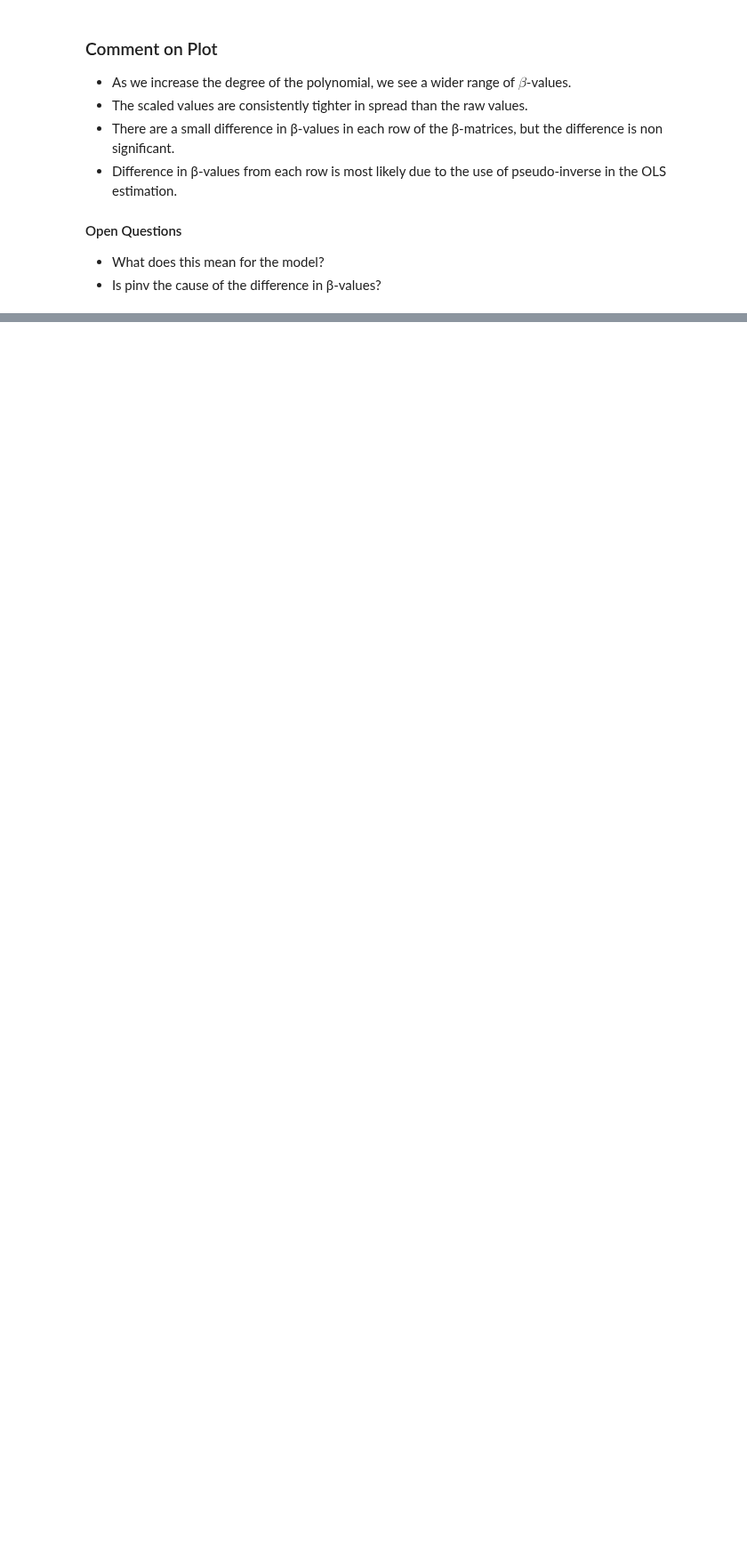
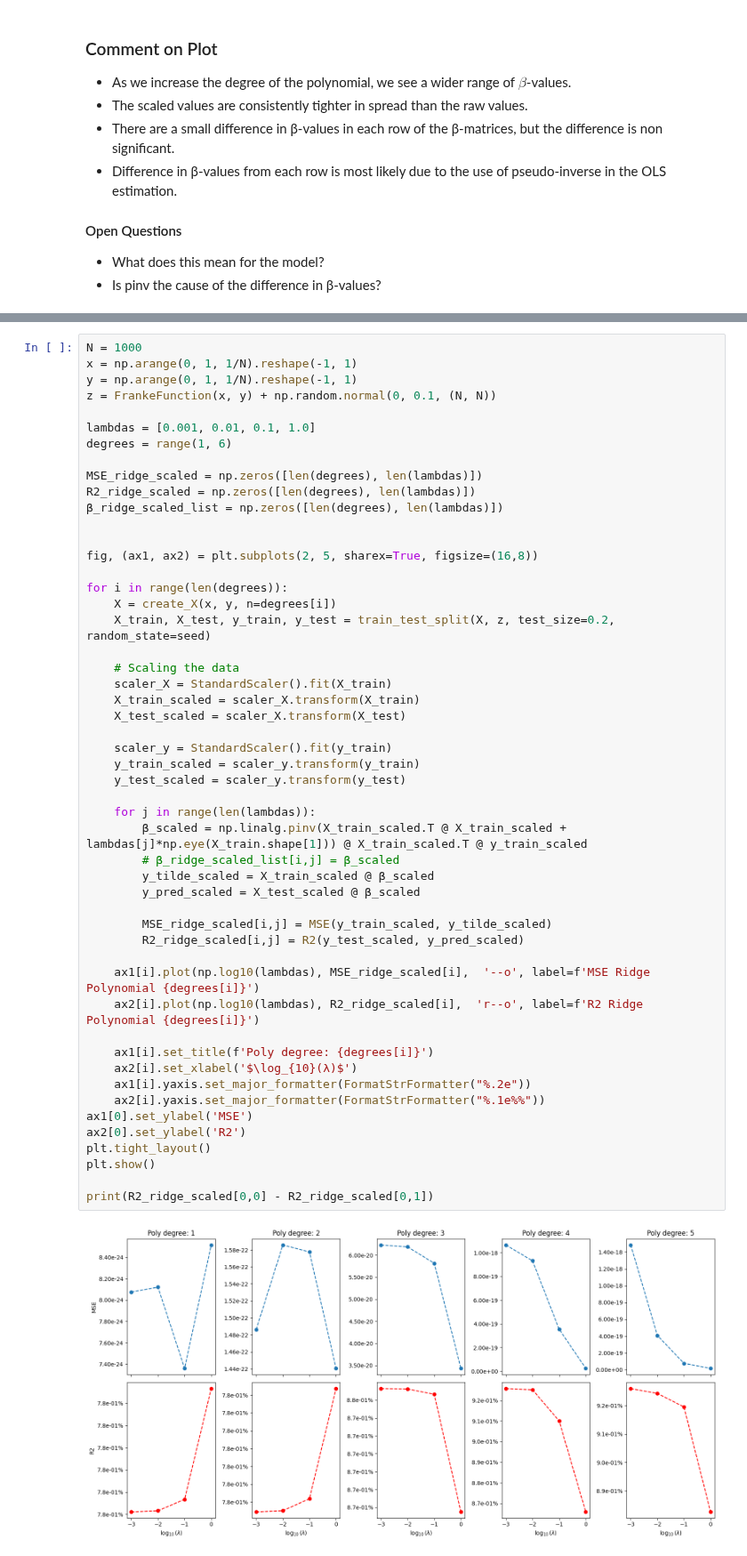
Before and after one commit to Oskar-Idland/FYS-STK4155-Projects, a Jupyter notebook: src/Notebook.ipynb, the cells around one changed output, grey strips where cells are left out. Shown at 89% size. Drawn from its saved outputs; the diff is of its cells as text; blank space fills up the shorter version.

```diff
--- a/src/Notebook.ipynb
+++ b/src/Notebook.ipynb
@@ -187,0 +190,53 @@ MSE between first and last row:  1.11e-04
+# %%
+N = 1000
+x = np.arange(0, 1, 1/N).reshape(-1, 1)
+y = np.arange(0, 1, 1/N).reshape(-1, 1)
+z = FrankeFunction(x, y) + np.random.normal(0, 0.1, (N, N))
+
+lambdas = [0.001, 0.01, 0.1, 1.0]
+degrees = range(1, 6)
+
+MSE_ridge_scaled = np.zeros([len(degrees), len(lambdas)])
+R2_ridge_scaled = np.zeros([len(degrees), len(lambdas)])
+β_ridge_scaled_list = np.zeros([len(degrees), len(lambdas)])
+
+
+fig, (ax1, ax2) = plt.subplots(2, 5, sharex=True, figsize=(16,8))
+
+for i in range(len(degrees)):
+    X = create_X(x, y, n=degrees[i])
+    X_train, X_test, y_train, y_test = train_test_split(X, z, test_size=0.2, random_state=seed)
+
+    # Scaling the data
+    scaler_X = StandardScaler().fit(X_train)
+    X_train_scaled = scaler_X.transform(X_train)
+    X_test_scaled = scaler_X.transform(X_test)
+
+    scaler_y = StandardScaler().fit(y_train)
+    y_train_scaled = scaler_y.transform(y_train)
+    y_test_scaled = scaler_y.transform(y_test)
+
+    for j in range(len(lambdas)):
+        β_scaled = np.linalg.pinv(X_train_scaled.T @ X_train_scaled + lambdas[j]*np.eye(X_train.shape[1])) @ X_train_scaled.T @ y_train_scaled
+        # β_ridge_scaled_list[i,j] = β_scaled
+        y_tilde_scaled = X_train_scaled @ β_scaled
+        y_pred_scaled = X_test_scaled @ β_scaled
+
+        MSE_ridge_scaled[i,j] = MSE(y_train_scaled, y_tilde_scaled)
+        R2_ridge_scaled[i,j] = R2(y_test_scaled, y_pred_scaled)
+
+    ax1[i].plot(np.log10(lambdas), MSE_ridge_scaled[i],  '--o', label=f'MSE Ridge Polynomial {degrees[i]}')
+    ax2[i].plot(np.log10(lambdas), R2_ridge_scaled[i],  'r--o', label=f'R2 Ridge Polynomial {degrees[i]}')
+
+    ax1[i].set_title(f'Poly degree: {degrees[i]}')
+    ax2[i].set_xlabel('$\log_{10}(λ)$')
+    ax1[i].yaxis.set_major_formatter(FormatStrFormatter("%.2e"))
+    ax2[i].yaxis.set_major_formatter(FormatStrFormatter("%.1e%%"))
+ax1[0].set_ylabel('MSE')
+ax2[0].set_ylabel('R2')
+plt.tight_layout()
+plt.show()
+
+print(R2_ridge_scaled[0,0] - R2_ridge_scaled[0,1])
+# %% [output]
+[figure, added]
```
Also changed, not shown: parts of 7 cells of this notebook.
